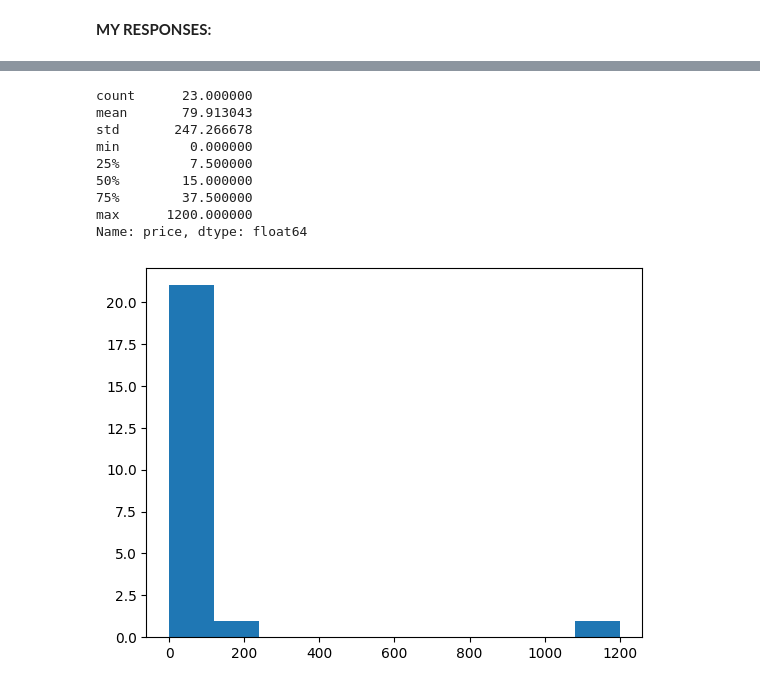
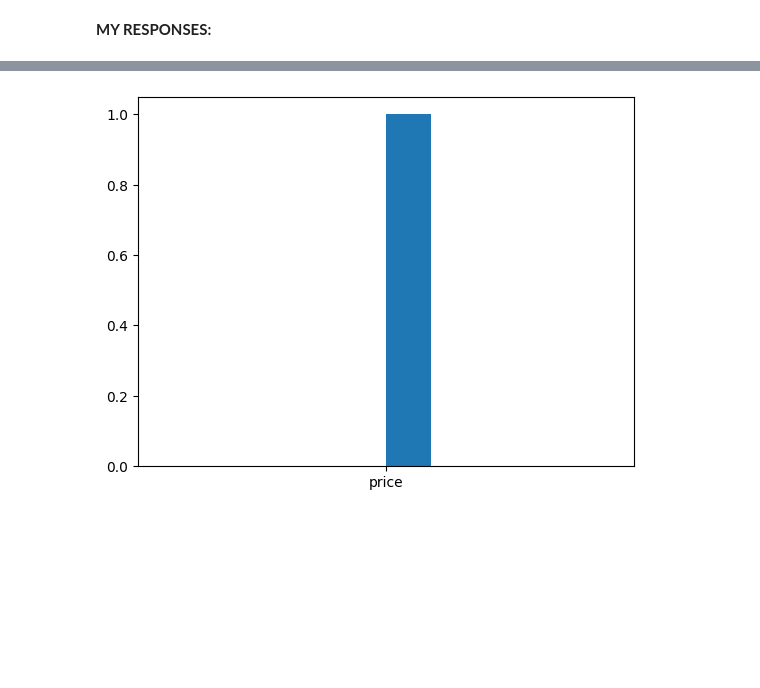
Before and after one commit to natalieassaad/labs, a Jupyter notebook: 02_scraping/lab_notebook.ipynb, the cells around one changed output, grey strips where cells are left out. Saved outputs shown, nothing was run; the diff lists cells and outputs as text; code cells hidden in the pictures; blank space fills up the shorter version.

```diff
--- a/02_scraping/lab_notebook.ipynb
+++ b/02_scraping/lab_notebook.ipynb
@@ -380,19 +380,9 @@ df.head()
 # %%
 # EDA for price:
-print(df['price'].describe())
-df['price'].hist(grid=False)
+plt.hist(x='price')
 plt.show()
 # %% [output]
-count      23.000000
-mean       79.913043
-std       247.266678
-min         0.000000
-25%         7.500000
-50%        15.000000
-75%        37.500000
-max      1200.000000
-Name: price, dtype: float64
-[figure, old version]
+[figure, new version]
 # %%
 # Price by location:
 df.loc[:,['price','location']].groupby('location').describe()
```
Also changed, not shown: parts of 6 cells of this notebook.
